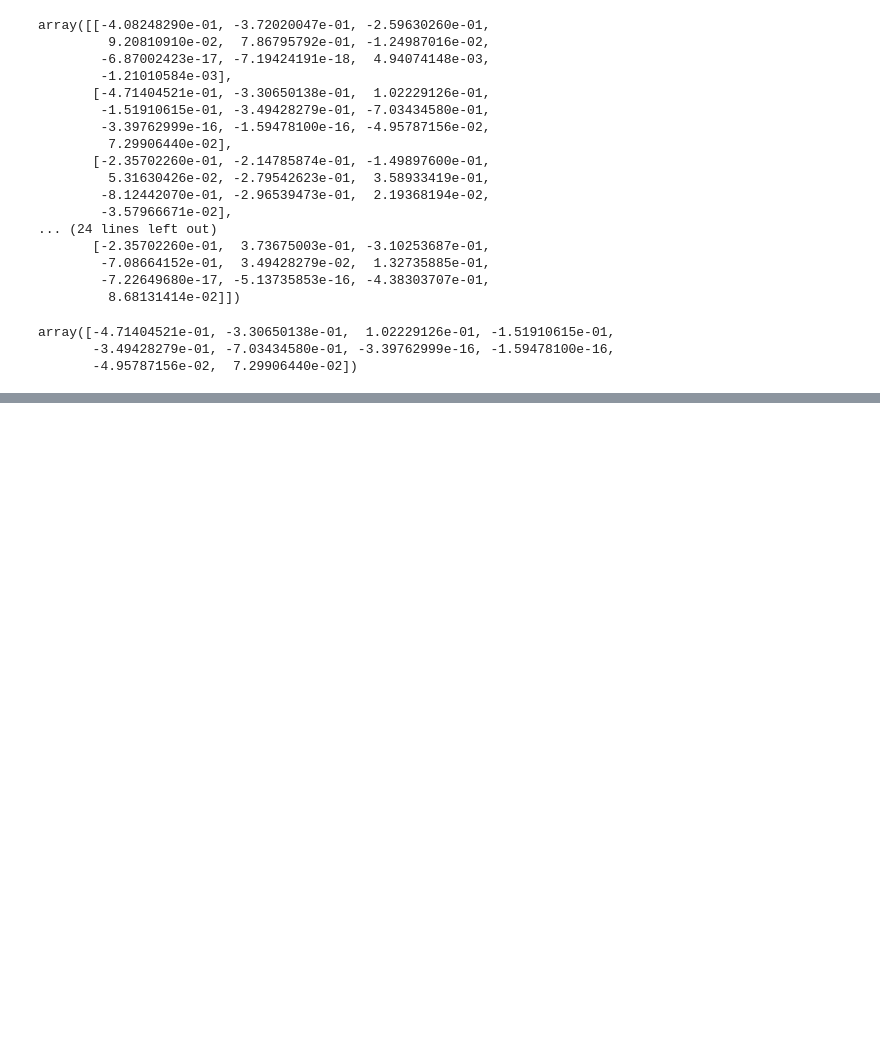
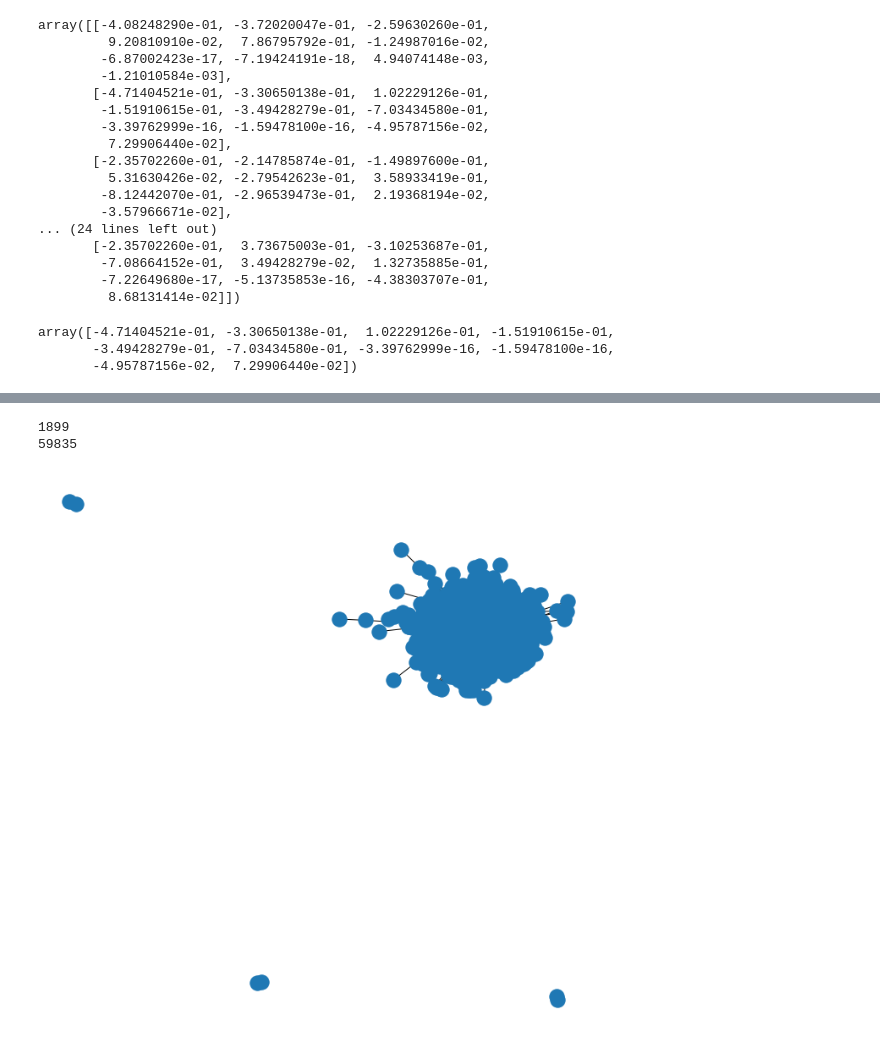
Before and after one commit to temporal-graphs/STM, a Jupyter notebook: Thesis.ipynb, the cells around one changed output, grey strips where cells are left out. Saved outputs shown, nothing was run; the diff lists cells and outputs as text; code cells hidden in the pictures; blank space fills up the shorter version.

```diff
--- a/Thesis.ipynb
+++ b/Thesis.ipynb
@@ -414,0 +452,17 @@ array([-4.71404521e-01, -3.30650138e-01,  1.02229126e-01, -1.51910615e-01,
+# %%
+
+import networkx as nx
+import matplotlib.pyplot as plt
+
+G2 = nx.MultiGraph()
+with open('./data/CollegeMsg/CollegeMsg.txt') as inf:
+    for line in inf:
+        larr = line.split(' ')
+        G2.add_edge(larr[0],larr[1],time=larr[2])
+
+print(G2.number_of_nodes())
+print(G2.number_of_edges())
+# %% [output]
+1899
+59835
+[figure, added]
```
Also changed, not shown: parts of 49 cells of this notebook, 2 other files.
